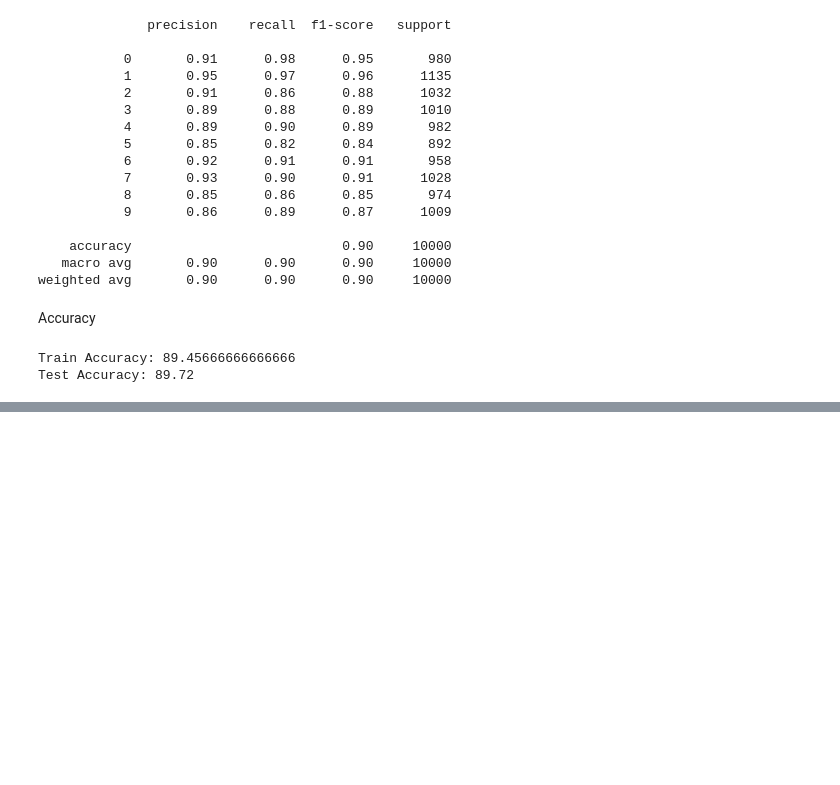
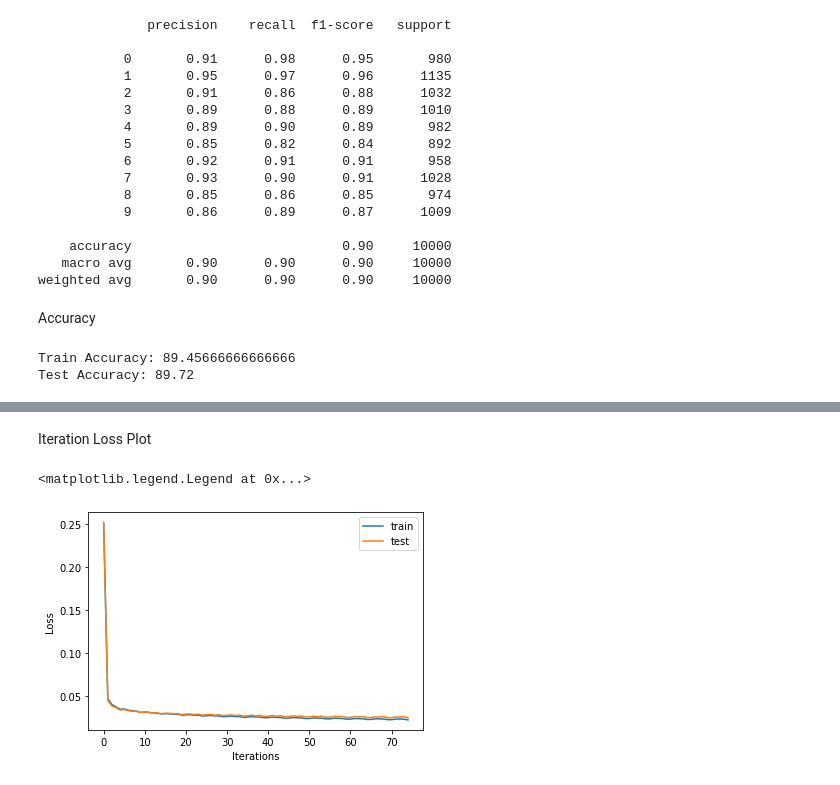
Before and after one commit to akansh12/Deep-Learning-for-imaging-EE5179, a Jupyter notebook: Assignment_1/PA1_CS22Z003.ipynb, the cells around one changed output, grey strips where cells are left out. Saved outputs shown, nothing was run; the diff lists cells and outputs as text; code cells hidden in the pictures; blank space fills up the shorter version.

```diff
--- a/Assignment_1/PA1_CS22Z003.ipynb
+++ b/Assignment_1/PA1_CS22Z003.ipynb
@@ -367,0 +379,3 @@ Test Accuracy: 89.72
+# %%
+model = MLP(epochs = 15,num_input_nodes = 784, hidden_layers = [500, 250, 100],num_output_nodes = 10, lr = 0.01, optimizer = SGD(), batch_size= 64, w_initial = 'glorot', activation_function = 'tanh',loss_type='cross_entropy')
+train_iter_loss, test_iter_loss, train_epoch_loss = model.train(x_train, y_train, x_test, y_test)
@@ -367,0 +420,11 @@ Test Accuracy: 89.72
+# %% [markdown]
+Iteration Loss Plot
+# %%
+plt.plot(train_iter_loss, label = 'train')
+plt.plot(test_iter_loss, label = 'test')
+plt.xlabel('Iterations')
+plt.ylabel('Loss')
+plt.legend()
+# %% [output]
+<matplotlib.legend.Legend at 0x...>
+[figure, added]
```
Also changed, not shown: parts of 24 cells of this notebook.
